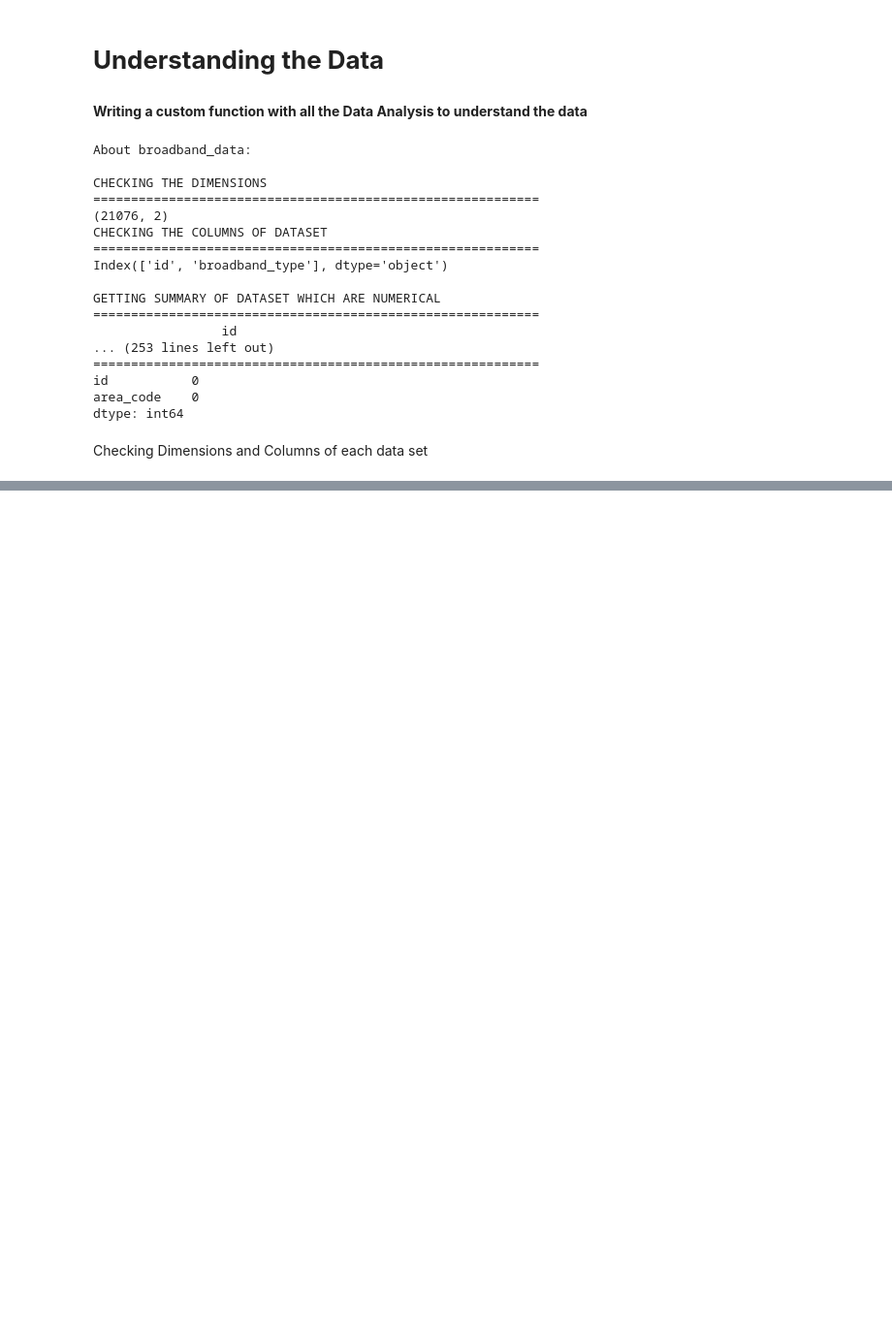
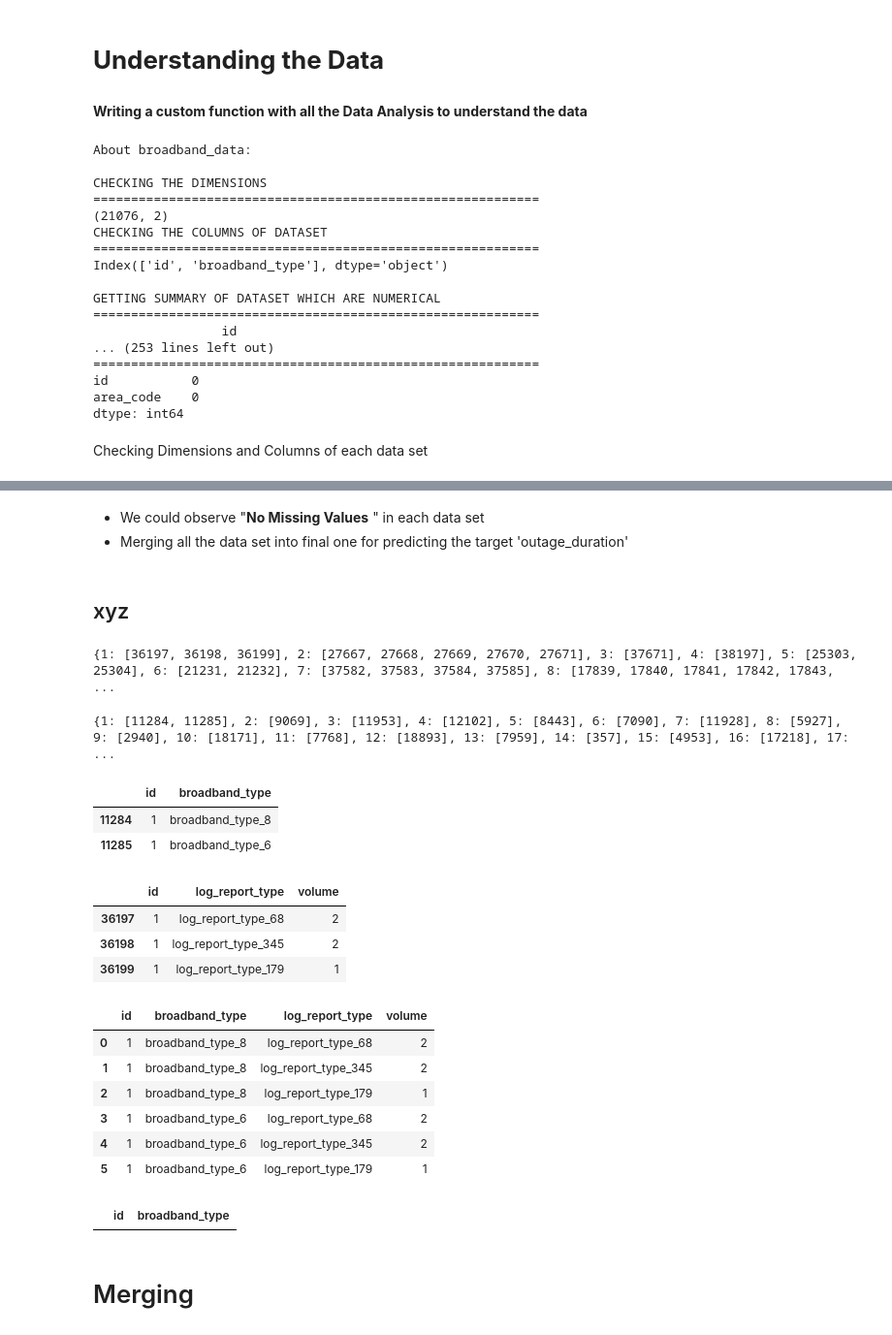
Before and after one commit to shravanimamidala/hello_world, a Jupyter notebook: FinalHack_Version1.ipynb, the cells around one changed output, grey strips where cells are left out. Shown at 97% size. Drawn from its saved outputs; the diff is of its cells as text; code cells hidden in the pictures; blank space fills up the shorter version.

```diff
--- a/FinalHack_Version1.ipynb
+++ b/FinalHack_Version1.ipynb
@@ -107,0 +175,10 @@ print('Dimensions of Employee:\n',Employee_data.shape,'\n')
+# %% [markdown]
+* We could observe "**No Missing Values** " in each data set
+* Merging all the data set into final one for predicting the target 'outage_duration'
+# %% [markdown]
+## xyz
+# %%
+r_ids= report_data.groupby('id')
+print(r_ids.groups)
+# %% [output]
+{1: [36197, 36198, 36199], 2: [27667, 27668, 27669, 27670, 27671], 3: [37671], 4: [38197], 5: [25303, 25304], 6: [21231, 21232], 7: [37582, 37583, 37584, 37585], 8: [17839, 17840, 17841, 17842, 17843, ...
@@ -107,0 +188,36 @@ print('Dimensions of Employee:\n',Employee_data.shape,'\n')
+# %%
+ids= broadband_data.groupby('id')
+print(ids.groups)
+# %% [output]
+{1: [11284, 11285], 2: [9069], 3: [11953], 4: [12102], 5: [8443], 6: [7090], 7: [11928], 8: [5927], 9: [2940], 10: [18171], 11: [7768], 12: [18893], 13: [7959], 14: [357], 15: [4953], 16: [17218], 17: ...
+# %%
+x=broadband_data[11284:11286]
+x
+# %% [output]
+|  | id | broadband_type |
+| 11284 | 1 | broadband_type_8 |
+| 11285 | 1 | broadband_type_6 |
+# %%
+y=report_data[report_data['id']==1]
+y
+# %% [output]
+|  | id | log_report_type | volume |
+| 36197 | 1 | log_report_type_68 | 2 |
+| 36198 | 1 | log_report_type_345 | 2 |
+| 36199 | 1 | log_report_type_179 | 1 |
+# %%
+pd.merge(x,y,on='id',how='left')
+# %% [output]
+|  | id | broadband_type | log_report_type | volume |
+| 0 | 1 | broadband_type_8 | log_report_type_68 | 2 |
+| 1 | 1 | broadband_type_8 | log_report_type_345 | 2 |
+| 2 | 1 | broadband_type_8 | log_report_type_179 | 1 |
+| 3 | 1 | broadband_type_6 | log_report_type_68 | 2 |
+| 4 | 1 | broadband_type_6 | log_report_type_345 | 2 |
+| 5 | 1 | broadband_type_6 | log_report_type_179 | 1 |
+# %%
+broadband_data[broadband_data.duplicated()]
+# %% [output]
+|  | id | broadband_type |
+# %% [markdown]
+# Merging
```
Also changed, not shown: parts of 15 cells of this notebook.
